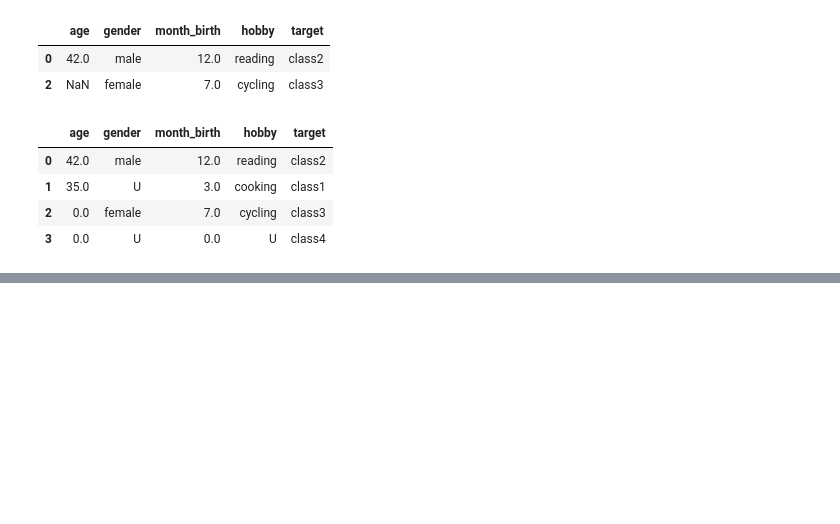
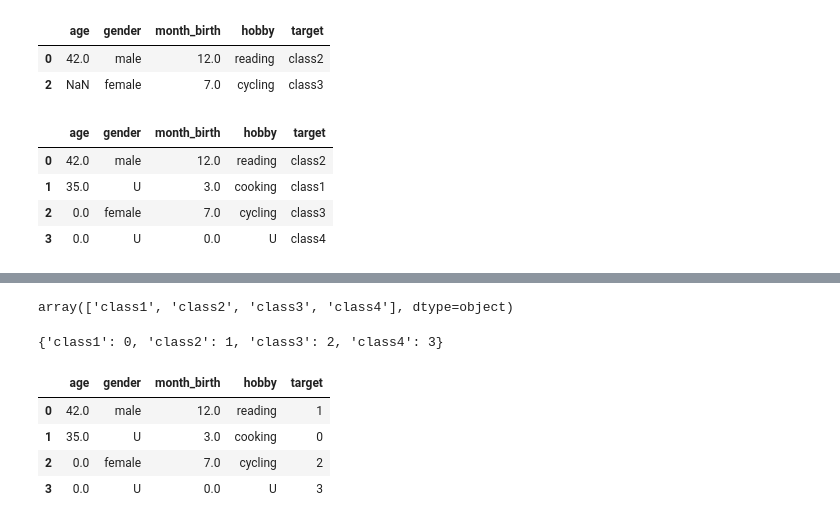
Before and after one commit to MinuSpurs/ML_study, a Jupyter notebook: Intermediate_machine_learning/7. Explore_machine_learning_data.ipynb, the cells around one changed output, grey strips where cells are left out. Cells and saved outputs as stored; diff of their text form; code cells hidden in the pictures; blank space fills up the shorter version.

```diff
--- a/Intermediate_machine_learning/7. Explore_machine_learning_data.ipynb
+++ b/Intermediate_machine_learning/7. Explore_machine_learning_data.ipynb
@@ -190,0 +224,25 @@ df7
+# %%
+# 사이킷런을 이용하지 않고 클래스 라벨링
+y_arr = df8['target'].values
+y_arr.sort()
+y_arr
+# %% [output]
+array(['class1', 'class2', 'class3', 'class4'], dtype=object)
+# %%
+num_y = 0
+dic_y = {}
+for ith_y in y_arr:
+    dic_y[ith_y] = num_y
+    num_y += 1
+dic_y
+# %% [output]
+{'class1': 0, 'class2': 1, 'class3': 2, 'class4': 3}
+# %%
+df8['target'] = df8['target'].replace(dic_y)
+df8
+# %% [output]
+|  | age | gender | month_birth | hobby | target |
+| 0 | 42.0 | male | 12.0 | reading | 1 |
+| 1 | 35.0 | U | 3.0 | cooking | 0 |
+| 2 | 0.0 | female | 7.0 | cycling | 2 |
+| 3 | 0.0 | U | 0.0 | U | 3 |
```
Also changed, not shown: parts of 15 cells of this notebook.
